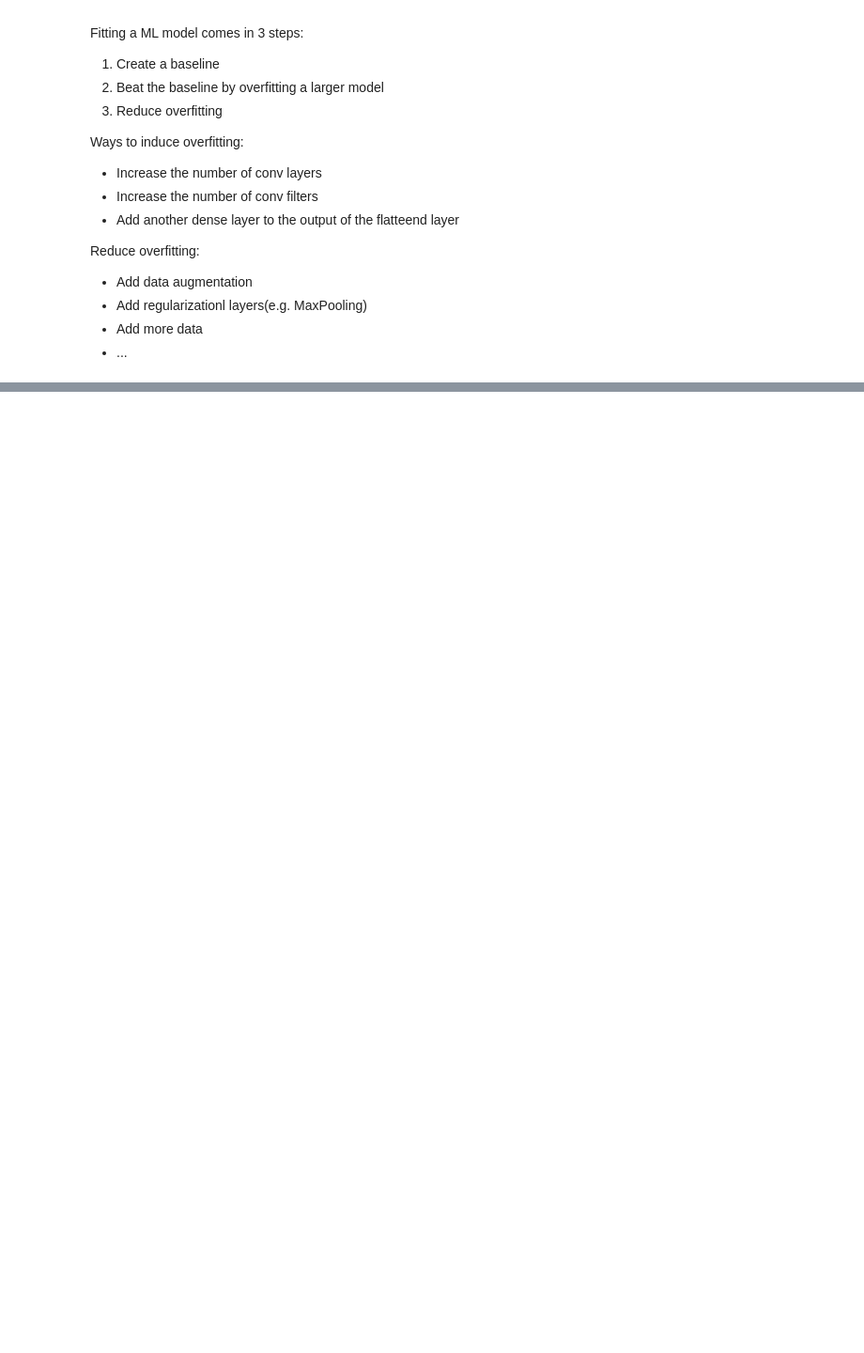
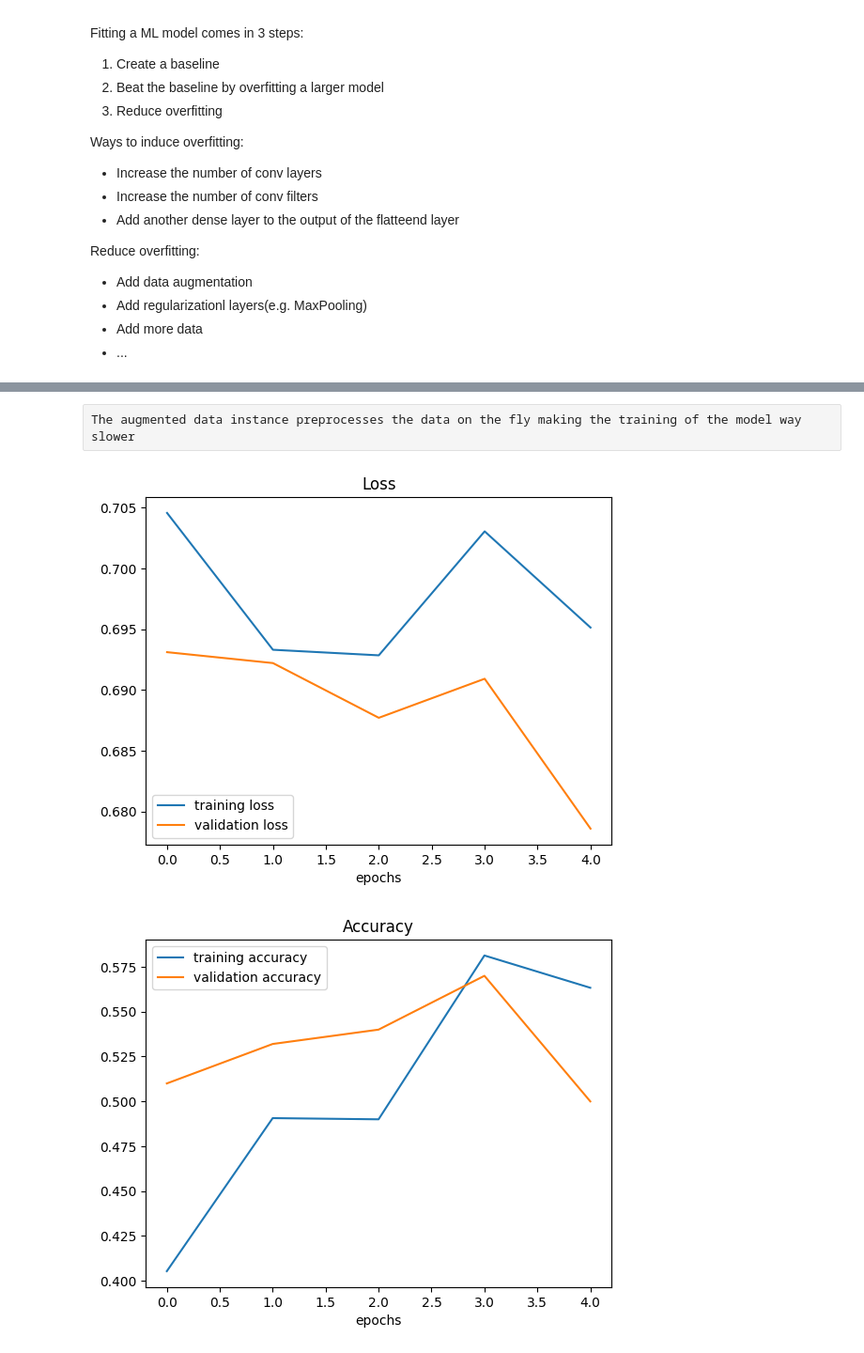
Before and after one commit to Sloppy1999/tf_course, a Jupyter notebook: notebooks/03_CNN.ipynb, the cells around one changed output, grey strips where cells are left out. Shown at 94% size. Cells and saved outputs as stored; diff of their text form; code cells hidden in the pictures; blank space fills up the shorter version.

```diff
--- a/notebooks/03_CNN.ipynb
+++ b/notebooks/03_CNN.ipynb
@@ -691,0 +647,14 @@ plot_loss_curves(history_5)
+# %%
+# Create ImageDataGenerator training instance with data augmentation
+train_datagen_augmented = ImageDataGenerator(rescale=1/255.,
+                                            rotation_range=0.2,
+                                            shear_range=0.2,
+                                            zoom_range=0.2,
+                                            width_shift_range=0.2,
+                                            height_shift_range=0.3,
+                                            horizontal_flip=True)
+
+# Create ImageDataGenerator training instance without data augmentation
+train_datagen = ImageDataGenerator(rescale=1/255.)
+# Create ImageDataGenerator test instance without data augmentation
+test_datagen = ImageDataGenerator(rescale=1/255.)
@@ -691,0 +717,24 @@ plot_loss_curves(history_5)
+# %%
+# Create a model using the augmented data
+model_6 = Sequential([
+    Conv2D(10,3,activation="relu"),
+    MaxPool2D(pool_size=2),
+    Conv2D(10,3,activation="relu"),
+    MaxPool2D(),
+    Conv2D(10,3,activation="relu"),
+    MaxPool2D(),
+    Flatten(),
+    Dense(1, activation="sigmoid")
+])
+
+# Compile the model
+model_6.compile(loss="binary_crossentropy",
+               optimizer= Adam(),
+               metrics=["accuracy"])
+
+# Fit the model
+history_6 = model_6.fit(train_data_augmented,
+                        epochs=5,
+                        steps_per_epoch=len(train_data_augmented),
+                        validation_data=test_data,
+                        validation_steps=len(test_data))
@@ -691,0 +752,7 @@ plot_loss_curves(history_5)
+# %% [raw]
+The augmented data instance preprocesses the data on the fly making the training of the model way slower
+# %%
+plot_loss_curves(history_6)
+# %% [output]
+[figure, added]
+[figure, added]
```
Also changed, not shown: parts of 26 cells of this notebook.
